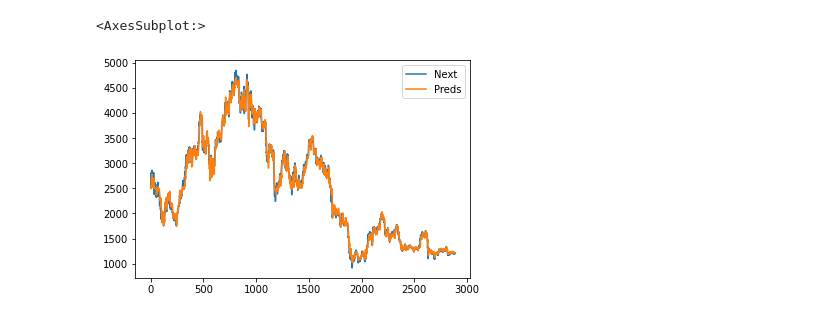
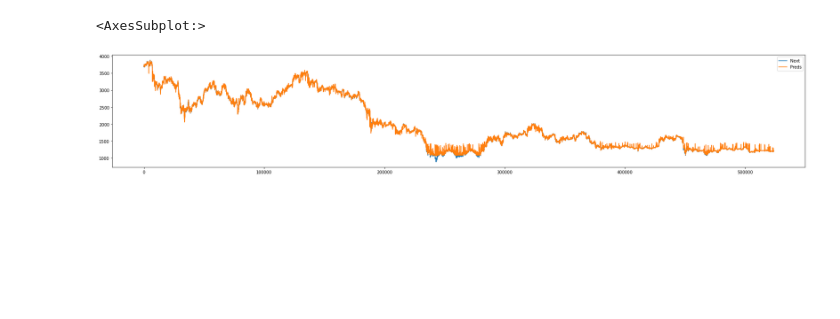
Before and after one commit to devesh2003/Binance-Data-Analysis, a Jupyter notebook: ANN_mode.ipynb, the cells around one changed output. Drawn from its saved outputs; the diff is of its cells as text; code cells hidden in the pictures; blank space fills up the shorter version.

```diff
--- a/ANN_mode.ipynb
+++ b/ANN_mode.ipynb
@@ -10,5 +11,5 @@ import matplotlib.pyplot as plt
 # %%
-collector = BinanceCollector("ETHUSDT","2021-06-01","2022-12-31","4h")
+collector = BinanceCollector("ETHUSDT","2022-01-01","2022-12-31","1m")
 collector.start_collect()
 collector.df.columns = ["Open Time","Open","High","Low","Close","Volume","Close Time",
              "Quote asset volumne","Total Trades","Buyer Base Volume",
@@ -46,3 +47,6 @@ model.compile(optimizer="adam",
                 loss="mape",
                 metrics=["mse"],
                 )
+
+log_dir = "logs\\fit\\" + "Devesh-TEst"
+tensorboard_callback = keras.callbacks.TensorBoard(log_dir=log_dir, histogram_freq=1)
@@ -53,3 +53,3 @@ If using Keras pass *_constraint arguments to layers.
 # %%
-model.fit(x_train,y_train,epochs=20)
+model.fit(x_train,y_train,epochs=5,callbacks=[tensorboard_callback])
 # %% [output]
@@ -84,10 +78,10 @@ df = df*std + mean
 # %%
 df["Preds"] = y_pred*std["Next"] + mean["Next"]
 # %%
-df[["Next","Preds"]].plot()
+df[["Next","Preds"]].plot(figsize=(15*2,5))
 # %% [output]
 <AxesSubplot:>
-[figure, old version]
+[figure, new version]
 # %%
 # df = (df*std) + mean
 df["Change"] = (df["Next"]-df["Close"])*100/df["Close"]
```
Also changed, not shown: parts of 8 cells of this notebook, 19 other files.
